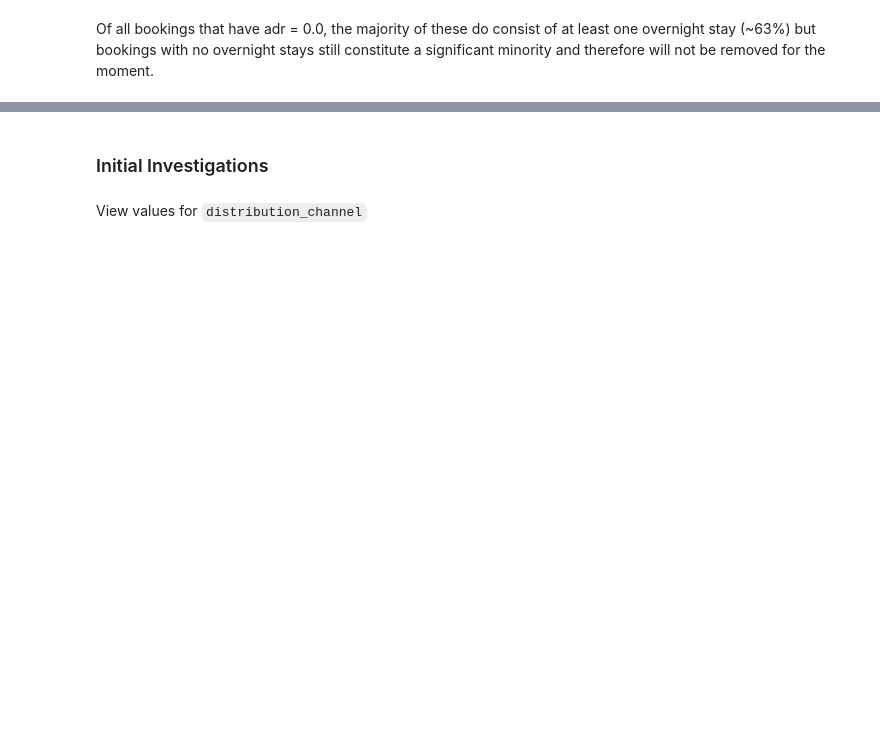
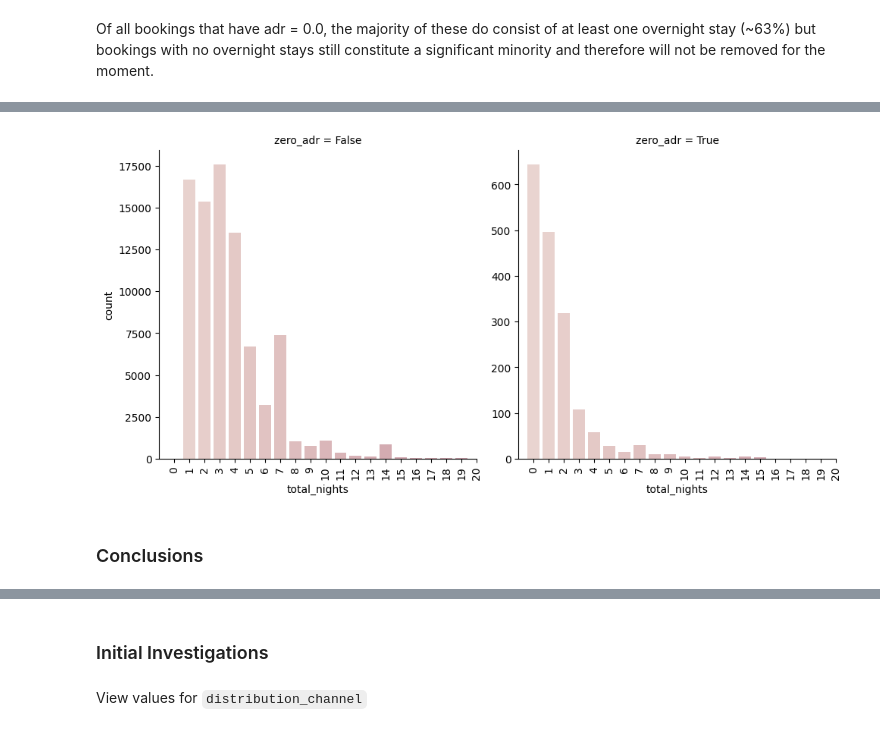
Before and after one commit to lowrycode/hotel-bookings, a Jupyter notebook: jupyter_notebooks/02_eda_and_cleaning.ipynb, the cells around one changed output, grey strips where cells are left out. Saved outputs shown, nothing was run; the diff lists cells and outputs as text; code cells hidden in the pictures; blank space fills up the shorter version.

```diff
--- a/jupyter_notebooks/02_eda_and_cleaning.ipynb
+++ b/jupyter_notebooks/02_eda_and_cleaning.ipynb
@@ -378,0 +510,5 @@ summary
+# %%
+df_adr['total_nights'] = df_adr['stays_in_week_nights'] + df_adr['stays_in_weekend_nights']
+plot_categorical_facets(df_adr, 'total_nights', 'zero_adr', (-1,20))
+# %% [output]
+[figure, added]
@@ -378,0 +519,2 @@ summary
+# %% [markdown]
+### Conclusions
```
Also changed, not shown: parts of 104 cells of this notebook.
